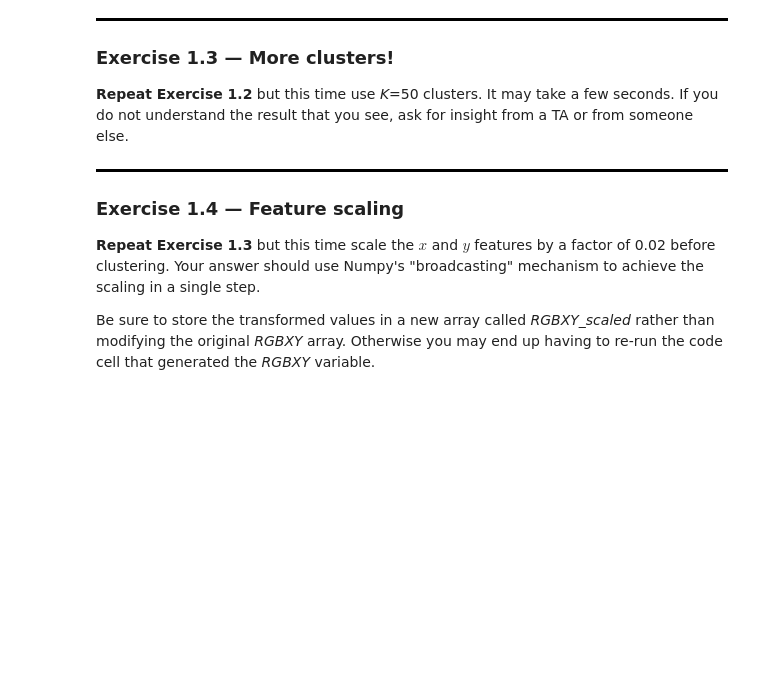
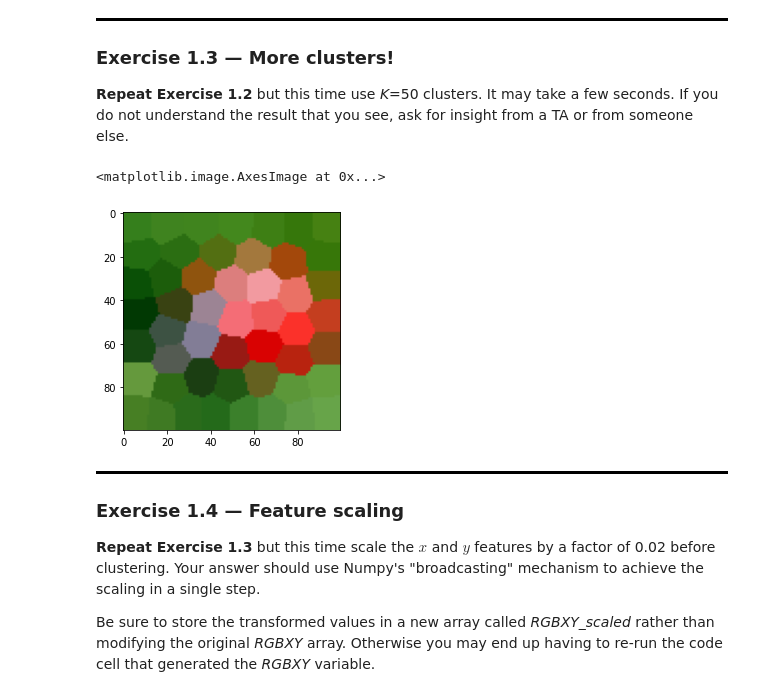
Before and after one commit to m-triassi/ml-exercises, a Jupyter notebook: Lab 3/lab3-exercises.ipynb, the cells around one changed output. Drawn from its saved outputs; the diff is of its cells as text; code cells hidden in the pictures; blank space fills up the shorter version.

```diff
--- a/Lab 3/lab3-exercises.ipynb
+++ b/Lab 3/lab3-exercises.ipynb
@@ -183,3 +218,10 @@ _Hint:_ Your _RGBXY_ array has shape (10000,5), but the _imshow_ function expect
+# %%
+clusters50, lab2 = run_kmeans(RGBXY, 50)
+colorData2 = clusters50[lab2][:, :3].reshape(x, y, 3)
+plt.imshow(colorData2)
+# %% [output]
+<matplotlib.image.AxesImage at 0x...>
+[figure, added]
 # %% [markdown]
 <div style="border-bottom: 3px solid black;"></div>
 
```
Also changed, not shown: parts of 34 cells of this notebook.
